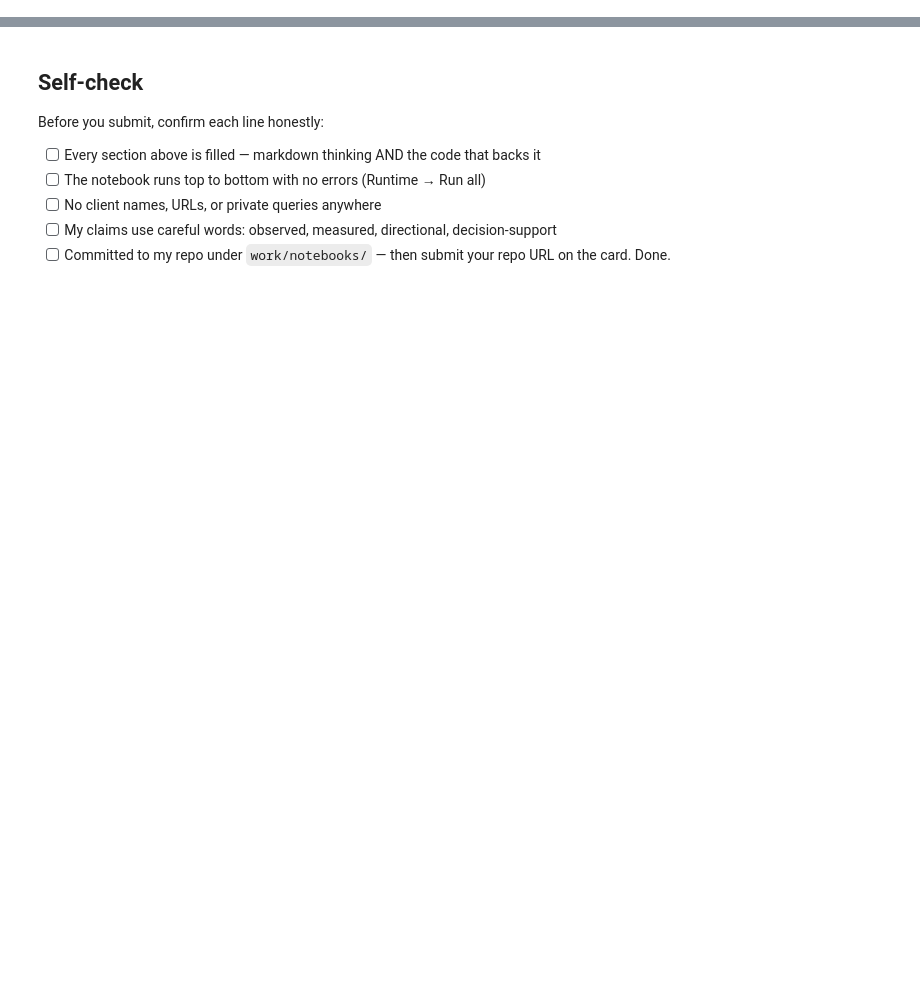
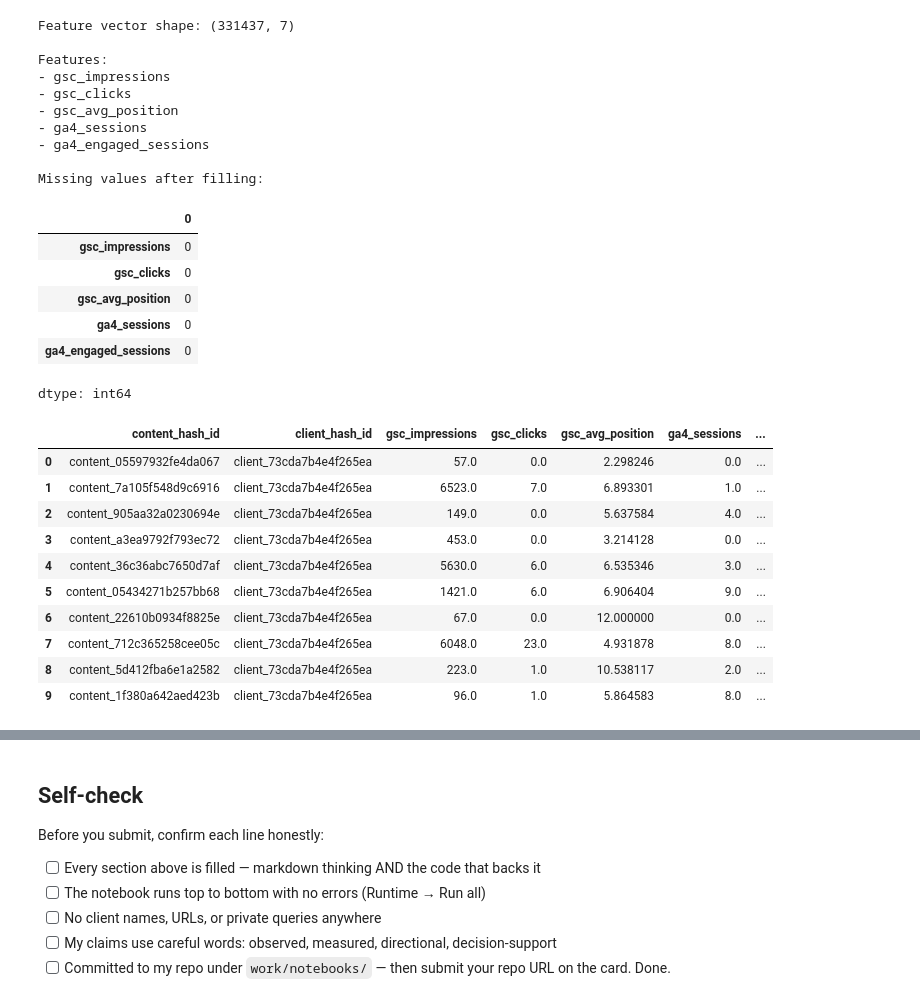
Before and after one commit to Adnan-ai98/flyrank-ml-internship, a Jupyter notebook: work/notebooks/w03_feature_leakage_check.ipynb, the cells around one changed output, grey strips where cells are left out. Saved outputs shown, nothing was run; the diff lists cells and outputs as text; code cells hidden in the pictures; blank space fills up the shorter version.

```diff
--- a/work/notebooks/w03_feature_leakage_check.ipynb
+++ b/work/notebooks/w03_feature_leakage_check.ipynb
@@ -36,0 +131,77 @@ This skeleton is yours to fill. Work the sections **in order** — each one has
+# %%
+FEATURES = [
+    "gsc_impressions",
+    "gsc_clicks",
+    "gsc_avg_position",
+    "ga4_sessions",
+    "ga4_engaged_sessions",
+]
+
+CONTEXT_FIELDS = [
+    "content_hash_id",
+    "client_hash_id",
+]
+
+feature_vector = feature_frame[
+    CONTEXT_FIELDS + FEATURES
+].copy()
+
+for col in FEATURES:
+    feature_vector[col] = pd.to_numeric(
+        feature_vector[col],
+        errors="coerce"
+    )
+
+feature_vector["gsc_avg_position"] = (
+    feature_vector["gsc_avg_position"].fillna(
+        feature_vector["gsc_avg_position"].median()
+    )
+)
+
+for col in [
+    "gsc_impressions",
+    "gsc_clicks",
+    "ga4_sessions",
+    "ga4_engaged_sessions",
+]:
+    feature_vector[col] = feature_vector[col].fillna(0)
+
+print("Feature vector shape:", feature_vector.shape)
+
+print("\nFeatures:")
+for col in FEATURES:
+    print("-", col)
+
+print("\nMissing values after filling:")
+display(feature_vector[FEATURES].isna().sum())
+
+display(feature_vector.head(10))
+# %% [output]
+Feature vector shape: (331437, 7)
+
+Features:
+- gsc_impressions
+- gsc_clicks
+- gsc_avg_position
+- ga4_sessions
+- ga4_engaged_sessions
+
+Missing values after filling:
+|  | 0 |
+| gsc_impressions | 0 |
+| gsc_clicks | 0 |
+| gsc_avg_position | 0 |
+| ga4_sessions | 0 |
+| ga4_engaged_sessions | 0 |
+dtype: int64
+|  | content_hash_id | client_hash_id | gsc_impressions | gsc_clicks | gsc_avg_position | ga4_sessions | ... |
+| 0 | content_05597932fe4da067 | client_73cda7b4e4f265ea | 57.0 | 0.0 | 2.298246 | 0.0 | ... |
+| 1 | content_7a105f548d9c6916 | client_73cda7b4e4f265ea | 6523.0 | 7.0 | 6.893301 | 1.0 | ... |
+| 2 | content_905aa32a0230694e | client_73cda7b4e4f265ea | 149.0 | 0.0 | 5.637584 | 4.0 | ... |
+| 3 | content_a3ea9792f793ec72 | client_73cda7b4e4f265ea | 453.0 | 0.0 | 3.214128 | 0.0 | ... |
+| 4 | content_36c36abc7650d7af | client_73cda7b4e4f265ea | 5630.0 | 6.0 | 6.535346 | 3.0 | ... |
+| 5 | content_05434271b257bb68 | client_73cda7b4e4f265ea | 1421.0 | 6.0 | 6.906404 | 9.0 | ... |
+| 6 | content_22610b0934f8825e | client_73cda7b4e4f265ea | 67.0 | 0.0 | 12.000000 | 0.0 | ... |
+| 7 | content_712c365258cee05c | client_73cda7b4e4f265ea | 6048.0 | 23.0 | 4.931878 | 8.0 | ... |
+| 8 | content_5d412fba6e1a2582 | client_73cda7b4e4f265ea | 223.0 | 1.0 | 10.538117 | 2.0 | ... |
+| 9 | content_1f380a642aed423b | client_73cda7b4e4f265ea | 96.0 | 1.0 | 5.864583 | 8.0 | ... |
```
Also changed, not shown: parts of 18 cells of this notebook.
